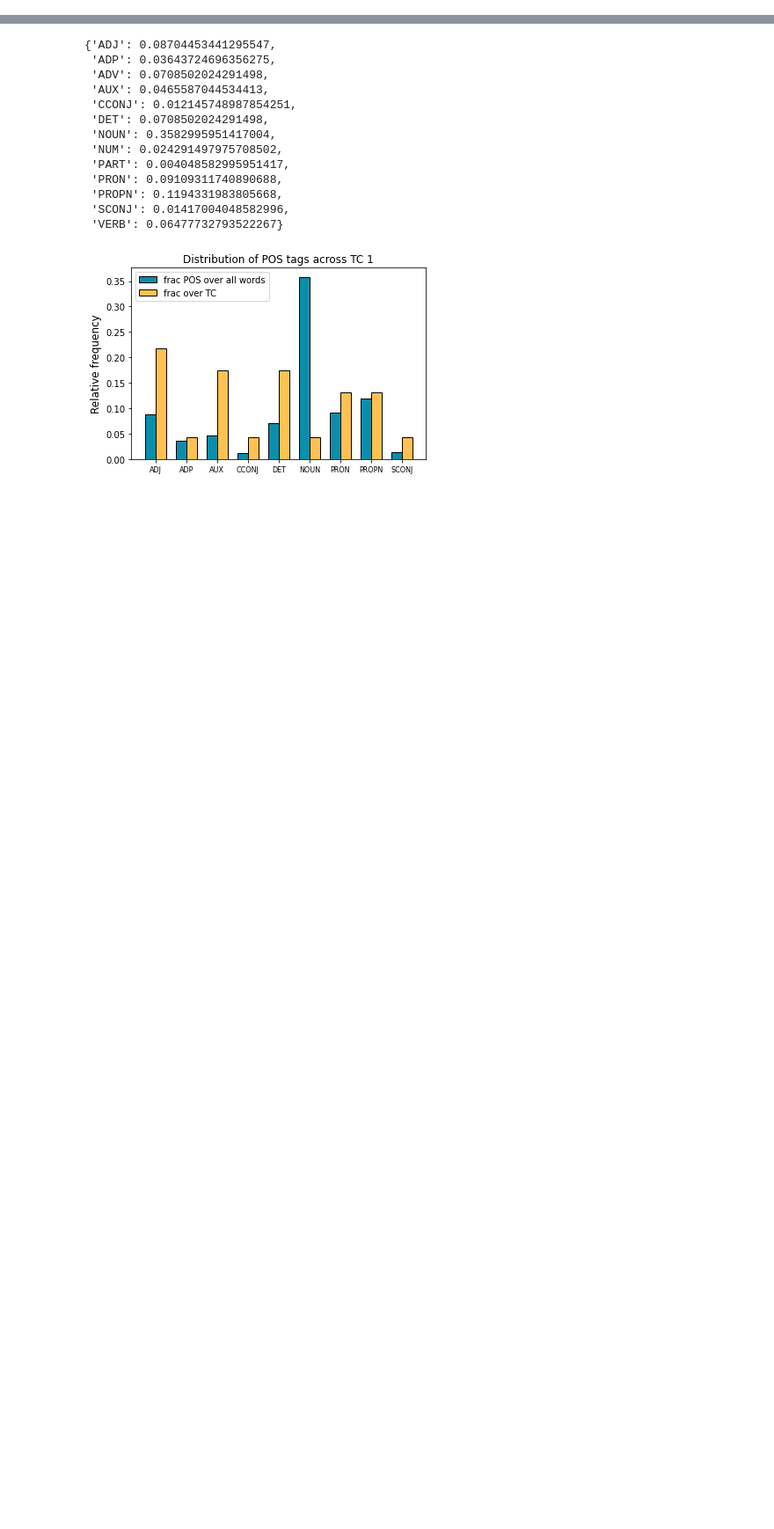
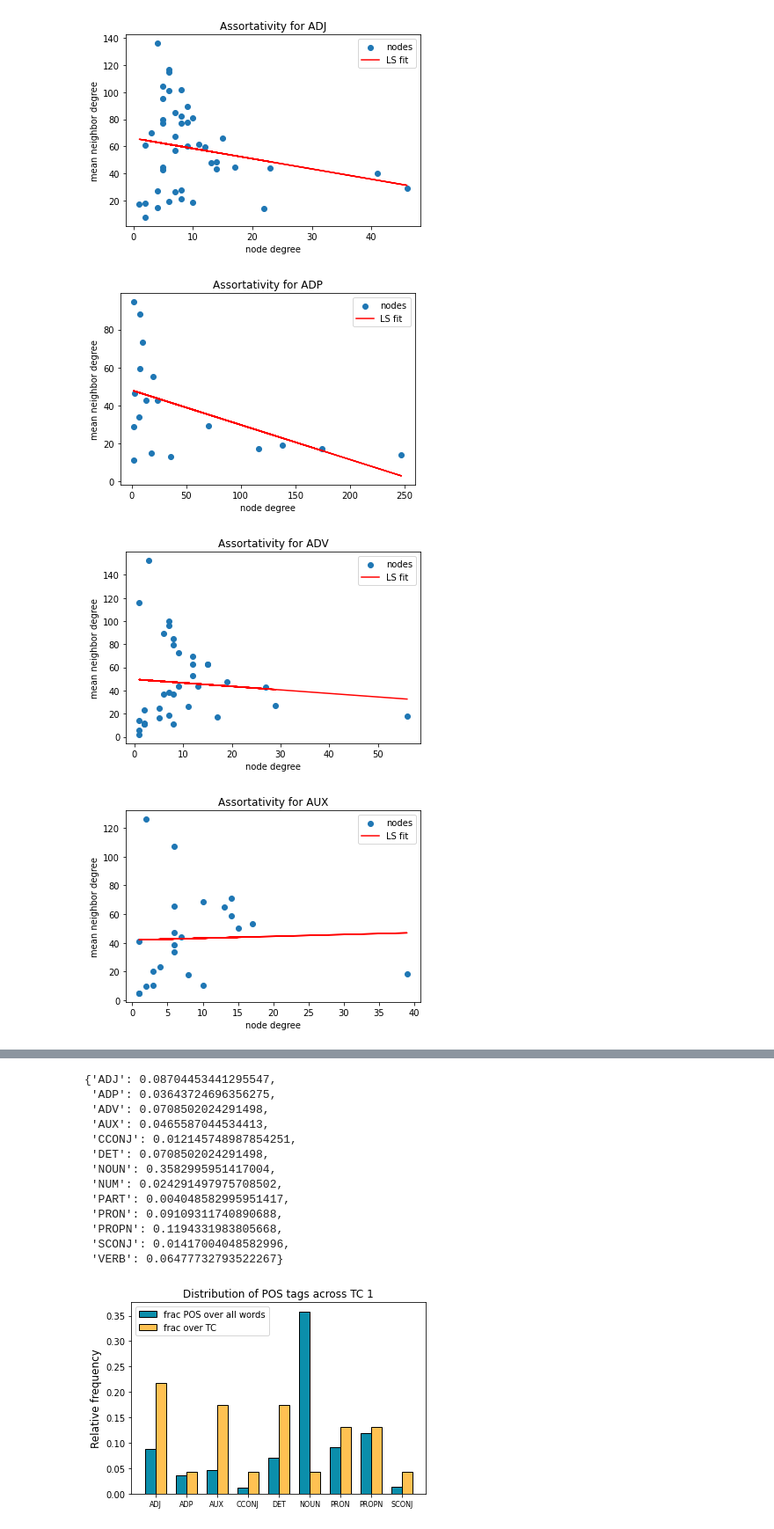
Before and after one commit to juanmelafias/LanguageNetworks, a Jupyter notebook: experimental/LanguageAnalysis.ipynb, the cells around one changed output, grey strips where cells are left out. Shown at 88% size. Drawn from its saved outputs; the diff is of its cells as text; code cells hidden in the pictures; blank space fills up the shorter version.

```diff
--- a/experimental/LanguageAnalysis.ipynb
+++ b/experimental/LanguageAnalysis.ipynb
@@ -21,7 +21,7 @@ else:
     netPath = 'files/inflected/networks/'
     folderframe = 'files/inflected/dfplot/'
 
-fNeighborMean = False
+fNeighborMean = True
 fNeighborStd = False
 #Reading saved properties from the network
 (nodeList, propertiesDict) = h.readNetworkProperties(netName, netPath, fNeighborMean, fNeighborStd);
@@ -45,0 +48,4 @@ includedProperties
+# %%
+goodkeys = [key for key in propertiesDict.keys()][:17]
+goodkeys.append('clustering_neighborMean')
+print(goodkeys)
@@ -95,2 +108,24 @@ dfplot
 # %%
 postags = dfplot.groupby(by = 'POS').mean().index
+# %%
+#Comparing degree of each node with its neighbours to check for assortativity
+from sklearn.linear_model import LinearRegression
+for tag in postags:
+    deg_plot = np.array(dfplot[dfplot['POS']==tag]['degree'].to_list()).reshape((-1,1))
+    deg_mean_plot = np.array(dfplot[dfplot['POS']==tag]['degree_neighborMean'].to_list())
+    model = LinearRegression()
+    model.fit(deg_plot,deg_mean_plot)
+    r_sq = model.score(deg_plot,deg_mean_plot)
+    y_pred = deg_plot*model.coef_ + model.intercept_
+    plt.figure()
+    plt.scatter(deg_plot,deg_mean_plot)
+    plt.plot(deg_plot,y_pred,color = 'r')
+    plt.legend(['nodes','LS fit'])
+    plt.title(f'Assortativity for {tag}')
+    plt.xlabel('node degree')
+    plt.ylabel('mean neighbor degree')
+# %% [output]
+[figure, added]
+[figure, added]
+[figure, added]
+[figure, added]
```
Also changed, not shown: parts of 11 cells of this notebook, 11 other files.
